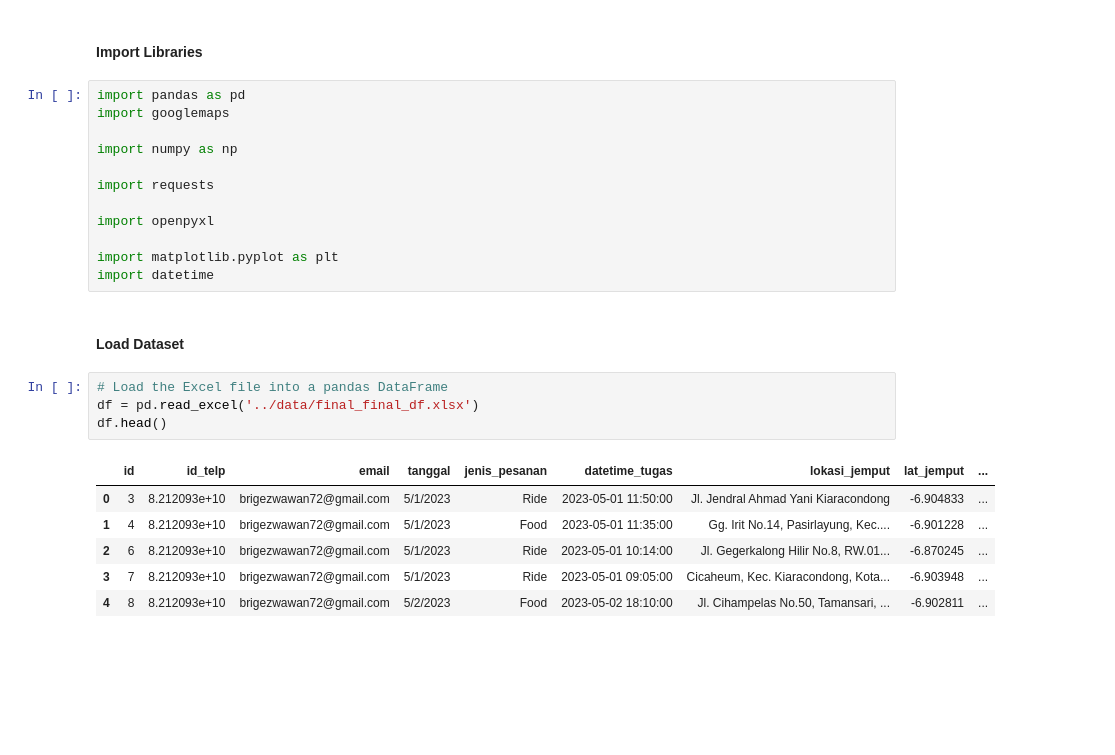
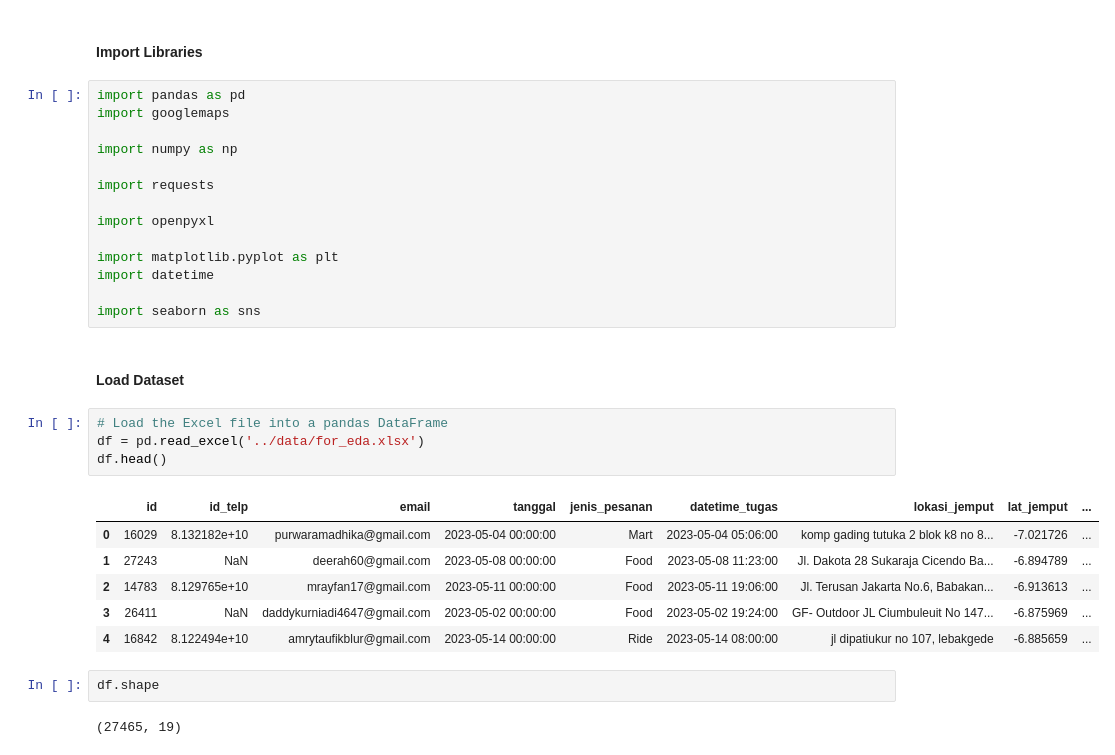
Before and after one commit to azwanazamuddin/location-choice-model, a Jupyter notebook: notebooks/eda.ipynb, the cells around one changed output. Drawn from its saved outputs; the diff is of its cells as text; blank space fills up the shorter version.

Commit message:
structuring data

```diff
--- a/notebooks/eda.ipynb
+++ b/notebooks/eda.ipynb
@@ -14,16 +14,22 @@ import openpyxl
 
 import matplotlib.pyplot as plt
 import datetime
+
+import seaborn as sns
 # %% [markdown]
 #### Load Dataset
 # %%
 # Load the Excel file into a pandas DataFrame
-df = pd.read_excel('../data/final_final_df.xlsx')
+df = pd.read_excel('../data/for_eda.xlsx')
 df.head()
 # %% [output]
 |  | id | id_telp | email | tanggal | jenis_pesanan | datetime_tugas | lokasi_jemput | lat_jemput | ... |
-| 0 | 3 | 8.212093e+10 | brigezwawan72@gmail.com | 5/1/2023 | Ride | 2023-05-01 11:50:00 | Jl. Jendral Ahmad Yani Kiaracondong | -6.904833 | ... |
-| 1 | 4 | 8.212093e+10 | brigezwawan72@gmail.com | 5/1/2023 | Food | 2023-05-01 11:35:00 | Gg. Irit No.14, Pasirlayung, Kec.... | -6.901228 | ... |
-| 2 | 6 | 8.212093e+10 | brigezwawan72@gmail.com | 5/1/2023 | Ride | 2023-05-01 10:14:00 | Jl. Gegerkalong Hilir No.8, RW.01... | -6.870245 | ... |
-| 3 | 7 | 8.212093e+10 | brigezwawan72@gmail.com | 5/1/2023 | Ride | 2023-05-01 09:05:00 | Cicaheum, Kec. Kiaracondong, Kota... | -6.903948 | ... |
-| 4 | 8 | 8.212093e+10 | brigezwawan72@gmail.com | 5/2/2023 | Food | 2023-05-02 18:10:00 | Jl. Cihampelas No.50, Tamansari, ... | -6.902811 | ... |
+| 0 | 16029 | 8.132182e+10 | purwaramadhika@gmail.com | 2023-05-04 00:00:00 | Mart | 2023-05-04 05:06:00 | komp gading tutuka 2 blok k8 no 8... | -7.021726 | ... |
+| 1 | 27243 | NaN | deerah60@gmail.com | 2023-05-08 00:00:00 | Food | 2023-05-08 11:23:00 | Jl. Dakota 28 Sukaraja Cicendo Ba... | -6.894789 | ... |
+| 2 | 14783 | 8.129765e+10 | mrayfan17@gmail.com | 2023-05-11 00:00:00 | Food | 2023-05-11 19:06:00 | Jl. Terusan Jakarta No.6, Babakan... | -6.913613 | ... |
+| 3 | 26411 | NaN | daddykurniadi4647@gmail.com | 2023-05-02 00:00:00 | Food | 2023-05-02 19:24:00 | GF- Outdoor JL Ciumbuleuit No 147... | -6.875969 | ... |
+| 4 | 16842 | 8.122494e+10 | amrytaufikblur@gmail.com | 2023-05-14 00:00:00 | Ride | 2023-05-14 08:00:00 | jl dipatiukur no 107, lebakgede | -6.885659 | ... |
+# %%
+df.shape
+# %% [output]
+(27465, 19)
```
Also changed, not shown: parts of 15 cells of this notebook, 34 other files.
